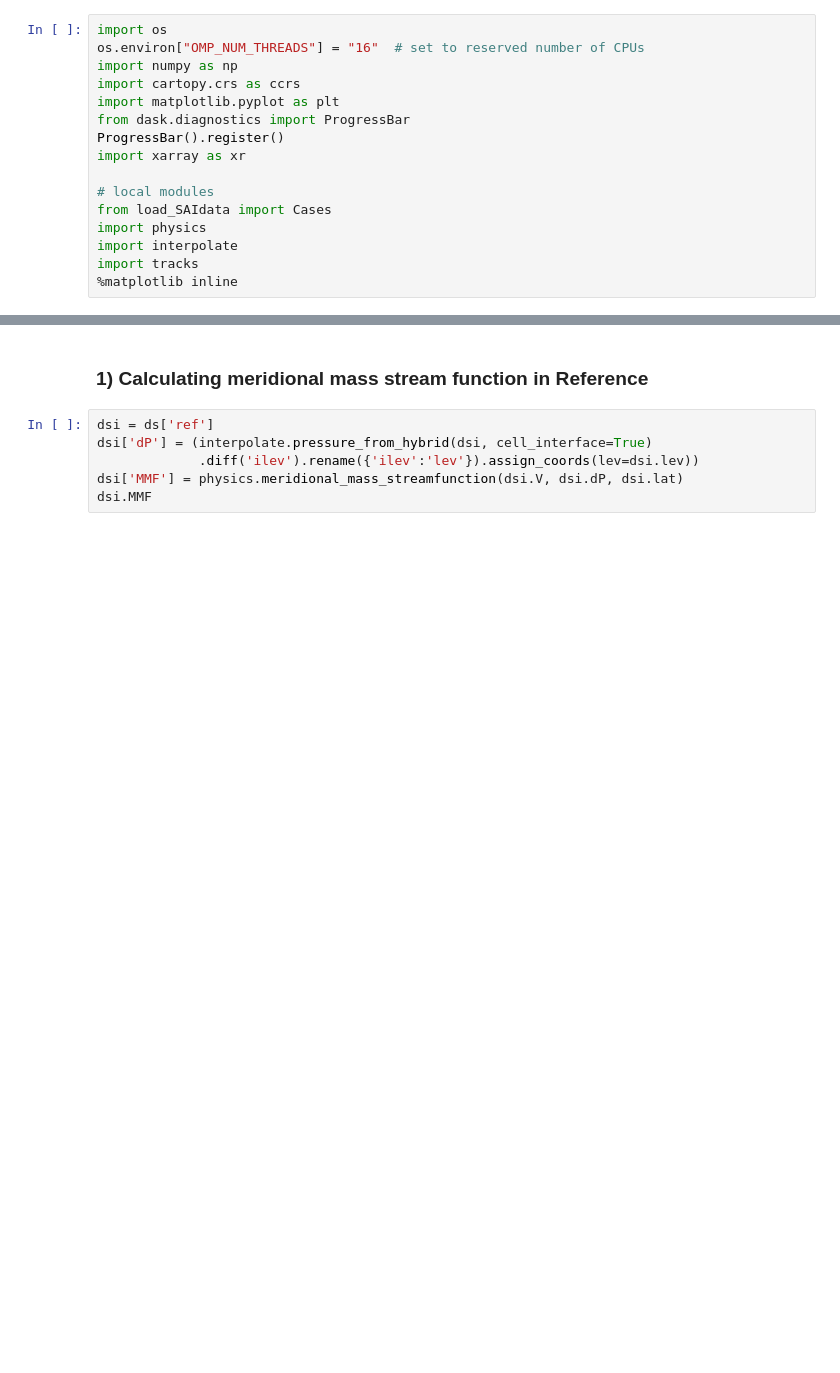
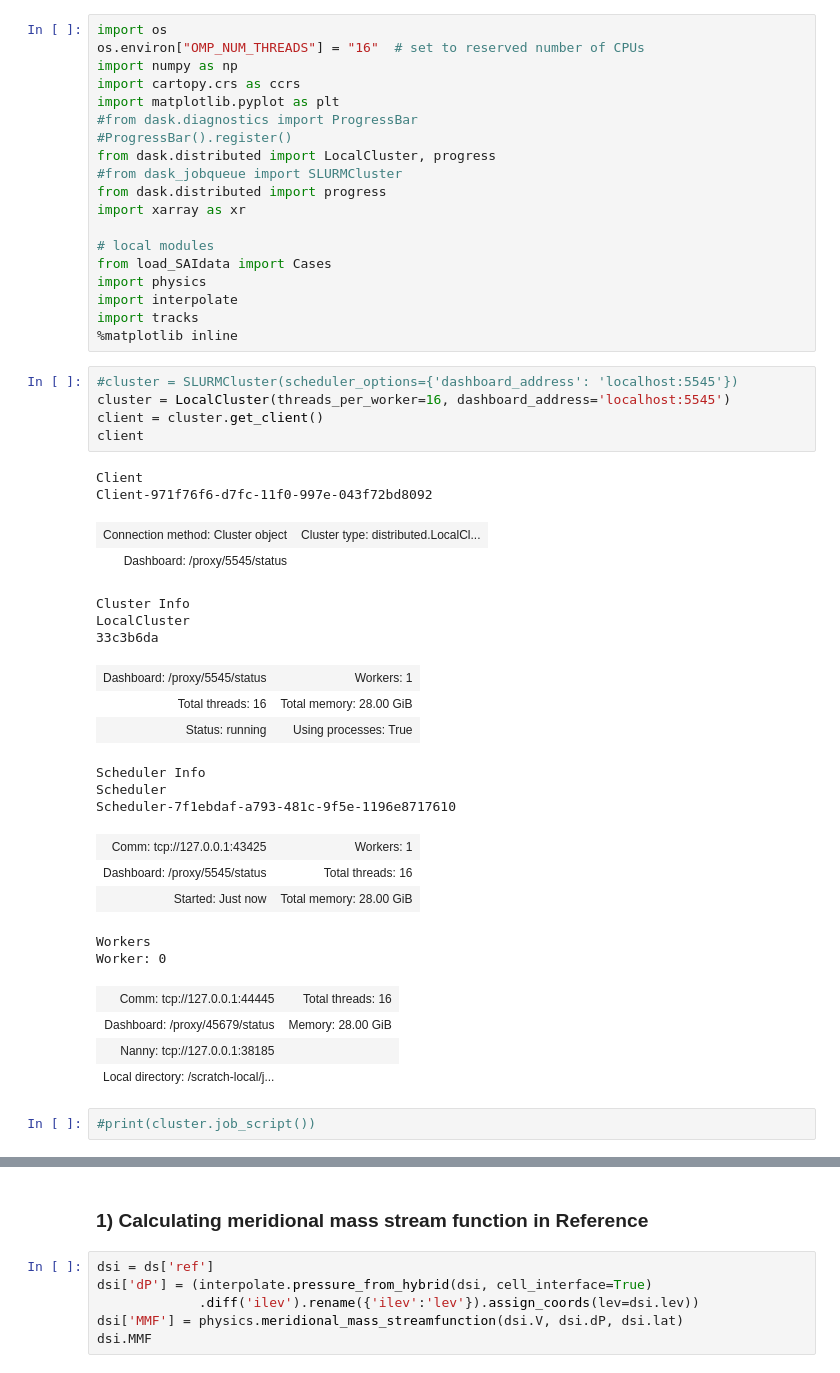
Before and after one commit to JdeJong96/TCs-under-SAI, a Jupyter notebook: analysis/notebooks/Hadley.ipynb, the cells around one changed output, grey strips where cells are left out. Drawn from its saved outputs; the diff is of its cells as text; blank space fills up the shorter version.

```diff
--- a/analysis/notebooks/Hadley.ipynb
+++ b/analysis/notebooks/Hadley.ipynb
@@ -4,8 +4,11 @@ os.environ["OMP_NUM_THREADS"] = "16"  # set to reserved number of CPUs
 import numpy as np
 import cartopy.crs as ccrs
 import matplotlib.pyplot as plt
-from dask.diagnostics import ProgressBar
-ProgressBar().register()
+#from dask.diagnostics import ProgressBar
+#ProgressBar().register()
+from dask.distributed import LocalCluster, progress
+#from dask_jobqueue import SLURMCluster
+from dask.distributed import progress
 import xarray as xr
 
 # local modules
@@ -14,6 +17,36 @@ import physics
 import interpolate
 import tracks
 %matplotlib inline
+# %%
+#cluster = SLURMCluster(scheduler_options={'dashboard_address': 'localhost:5545'})
+cluster = LocalCluster(threads_per_worker=16, dashboard_address='localhost:5545')
+client = cluster.get_client()
+client
+# %% [output]
+Client
+Client-971f76f6-d7fc-11f0-997e-043f72bd8092
+| Connection method: Cluster object | Cluster type: distributed.LocalCl... |
+| Dashboard: /proxy/5545/status |  |
+Cluster Info
+LocalCluster
+33c3b6da
+| Dashboard: /proxy/5545/status | Workers: 1 |
+| Total threads: 16 | Total memory: 28.00 GiB |
+| Status: running | Using processes: True |
+Scheduler Info
+Scheduler
+Scheduler-7f1ebdaf-a793-481c-9f5e-1196e8717610
+| Comm: tcp://127.0.0.1:43425 | Workers: 1 |
+| Dashboard: /proxy/5545/status | Total threads: 16 |
+| Started: Just now | Total memory: 28.00 GiB |
+Workers
+Worker: 0
+| Comm: tcp://127.0.0.1:44445 | Total threads: 16 |
+| Dashboard: /proxy/45679/status | Memory: 28.00 GiB |
+| Nanny: tcp://127.0.0.1:38185 |  |
+| Local directory: /scratch-local/j... |  |
+# %%
+#print(cluster.job_script())
 # %%
 %%time
 
```
Also changed, not shown: parts of 15 cells of this notebook.
